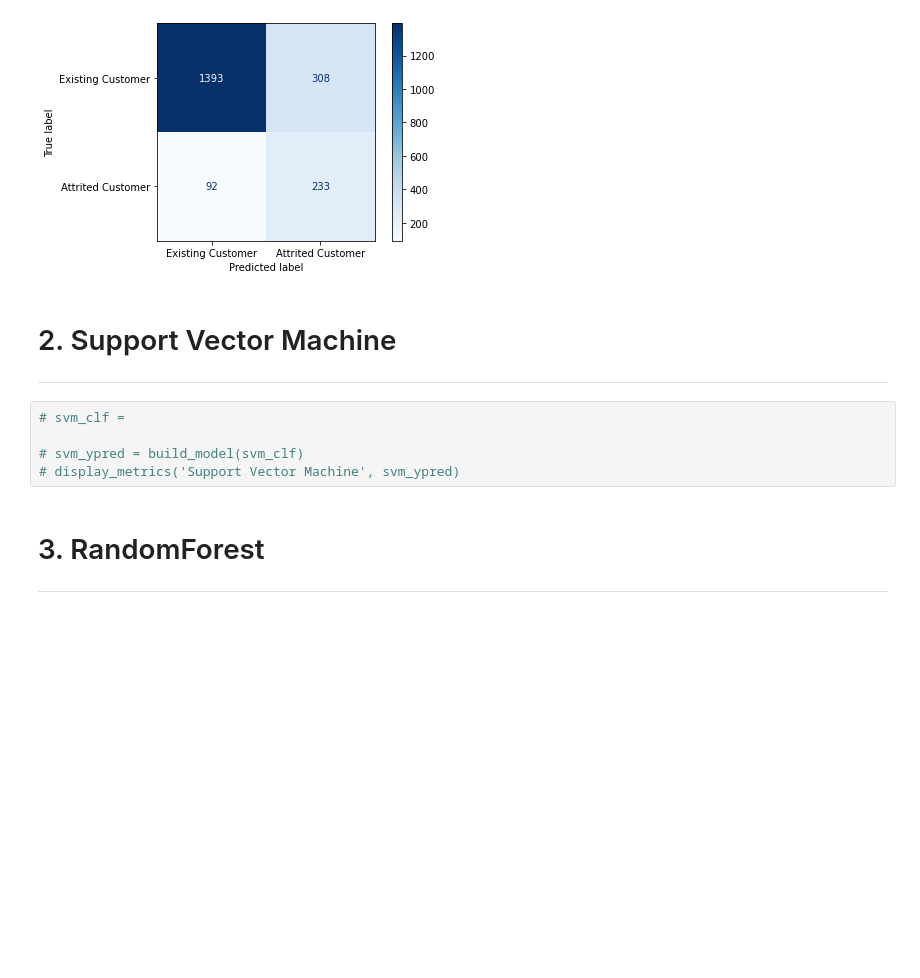
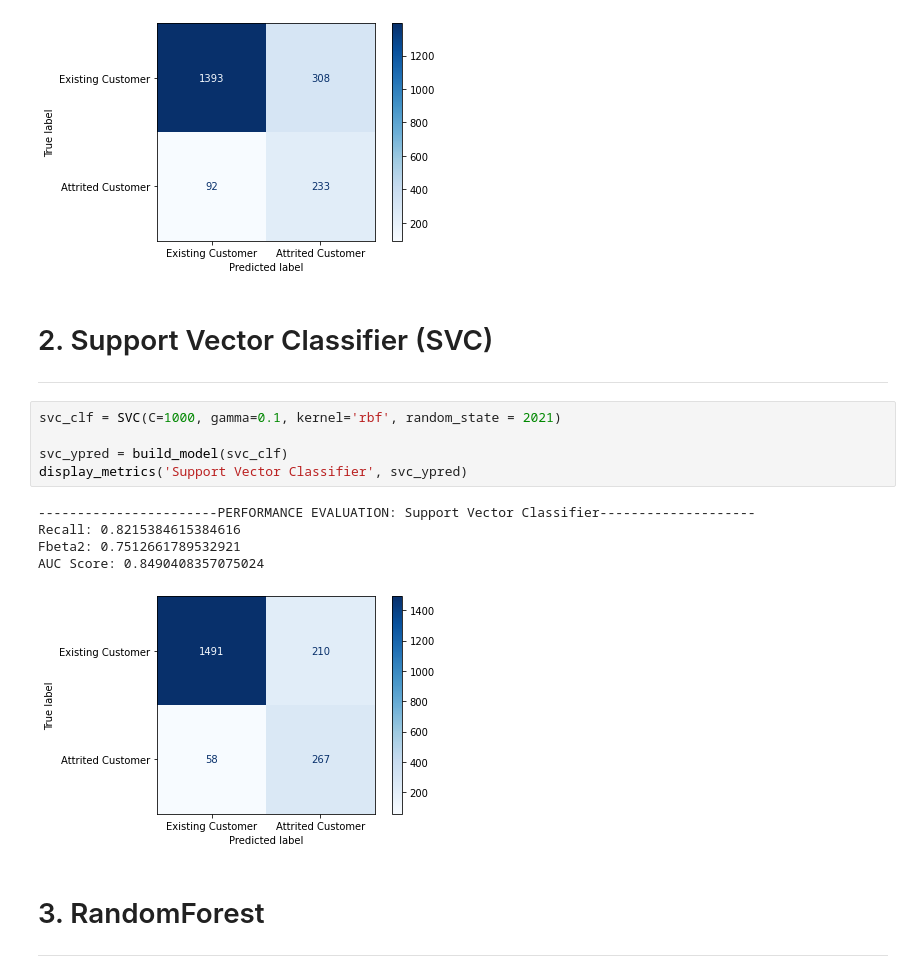
Before and after one commit to jonjonnyjonjon/introml-g2t4, a Jupyter notebook: results.ipynb, the cells around one changed output. Cells and saved outputs as stored; diff of their text form; blank space fills up the shorter version.

Commit message:
updated SVC evaluation & results

```diff
--- a/results.ipynb
+++ b/results.ipynb
@@ -86,13 +86,19 @@ Fbeta2: 0.6328082563824009
 AUC Score: 0.76792655903767
 [figure]
 # %% [markdown]
-# 2. Support Vector Machine
+# 2. Support Vector Classifier (SVC)
 ---
 # %%
-# svm_clf =
+svc_clf = SVC(C=1000, gamma=0.1, kernel='rbf', random_state = 2021)
 
-# svm_ypred = build_model(svm_clf)
-# display_metrics('Support Vector Machine', svm_ypred)
+svc_ypred = build_model(svc_clf)
+display_metrics('Support Vector Classifier', svc_ypred)
+# %% [output]
+-----------------------PERFORMANCE EVALUATION: Support Vector Classifier--------------------
+Recall: 0.8215384615384616
+Fbeta2: 0.7512661789532921
+AUC Score: 0.8490408357075024
+[figure, added]
 # %% [markdown]
 # 3. RandomForest
 ---
```
Also changed, not shown: 1 other file.
